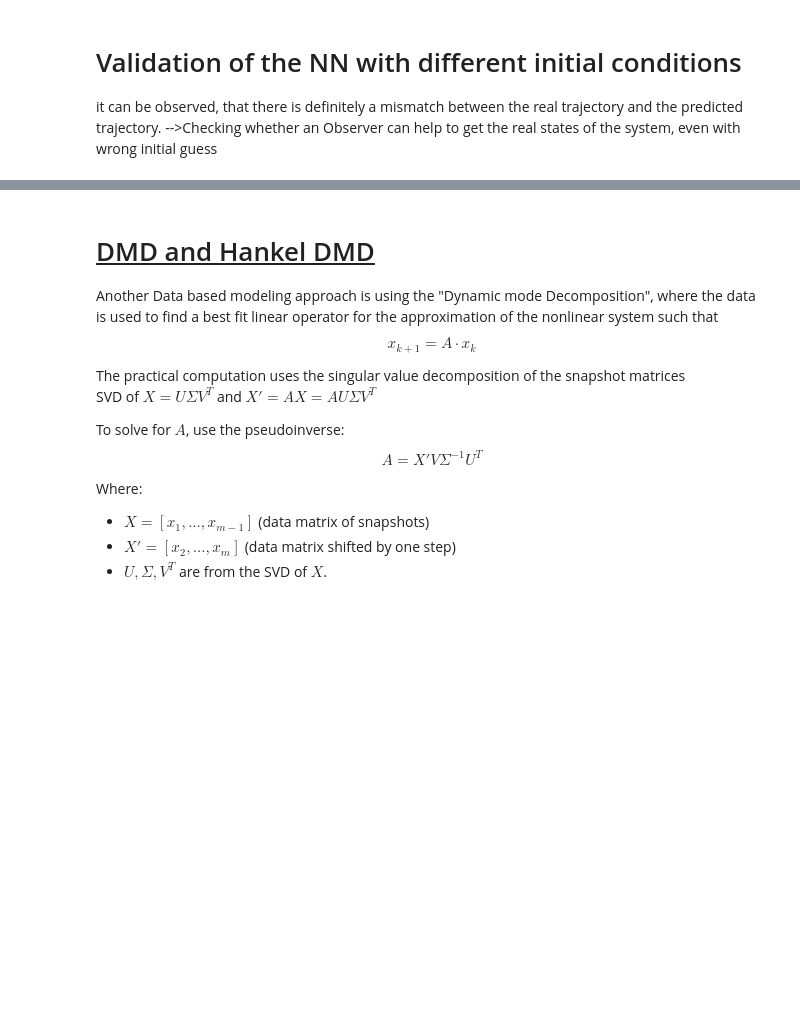
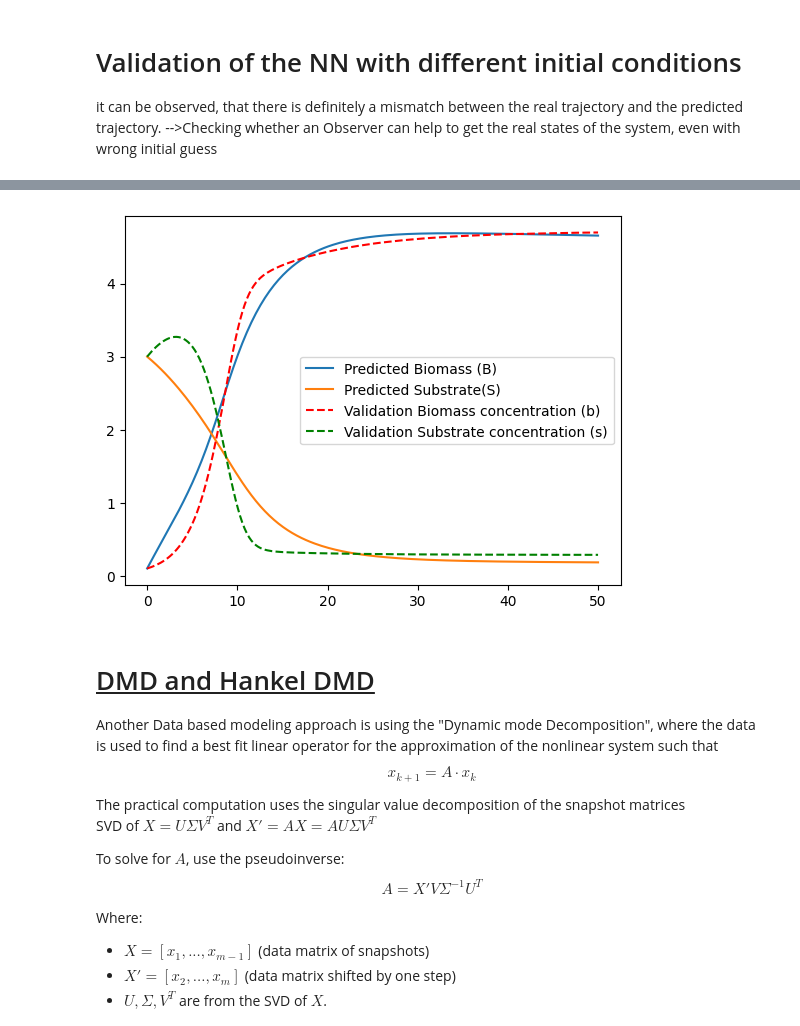
Before and after one commit to therealtoby1/Master, a Jupyter notebook: Cell_growth_easy_Model.ipynb, the cells around one changed output, grey strips where cells are left out. Drawn from its saved outputs; the diff is of its cells as text; code cells hidden in the pictures; blank space fills up the shorter version.

```diff
--- a/Cell_growth_easy_Model.ipynb
+++ b/Cell_growth_easy_Model.ipynb
@@ -153,3 +301,23 @@ Neural ODEs are a type of deep neural network, where instead of specifying a dis
+# %%
+#simulation
+z0 = torch.tensor([0.1, 3.0], dtype=torch.float32)  # shape: (2,)
+
+# Time points (same as t_eval always, but i want to run the boxes seperately)
+t = torch.linspace(0, 50, 200)  # 0 to 10, 100 points
+
+# Simulate
+z_pred = odeint(func, z0, t)  # shape: (100, 2)
+
+z_pred=z_pred.detach().numpy()
+#plotting
+plt.plot(t.numpy(), z_pred[:, 0], label='Predicted Biomass (B)')
+plt.plot(t.numpy(), z_pred[:, 1], label='Predicted Substrate(S)')
+plt.plot(validation.t, validation.y[0], 'r--', label='Validation Biomass concentration (b)')
+plt.plot(validation.t, validation.y[1], 'g--', label='Validation Substrate concentration (s)')
+plt.legend(loc='best')
+plt.show()
+# %% [output]
+[figure, added]
 # %% [markdown]
 # <u> DMD and Hankel DMD </u>
 Another Data based modeling approach is using the "Dynamic mode Decomposition", where the data is used to find a best fit linear operator for the approximation of the nonlinear system such that
```
Also changed, not shown: parts of 7 cells of this notebook.
